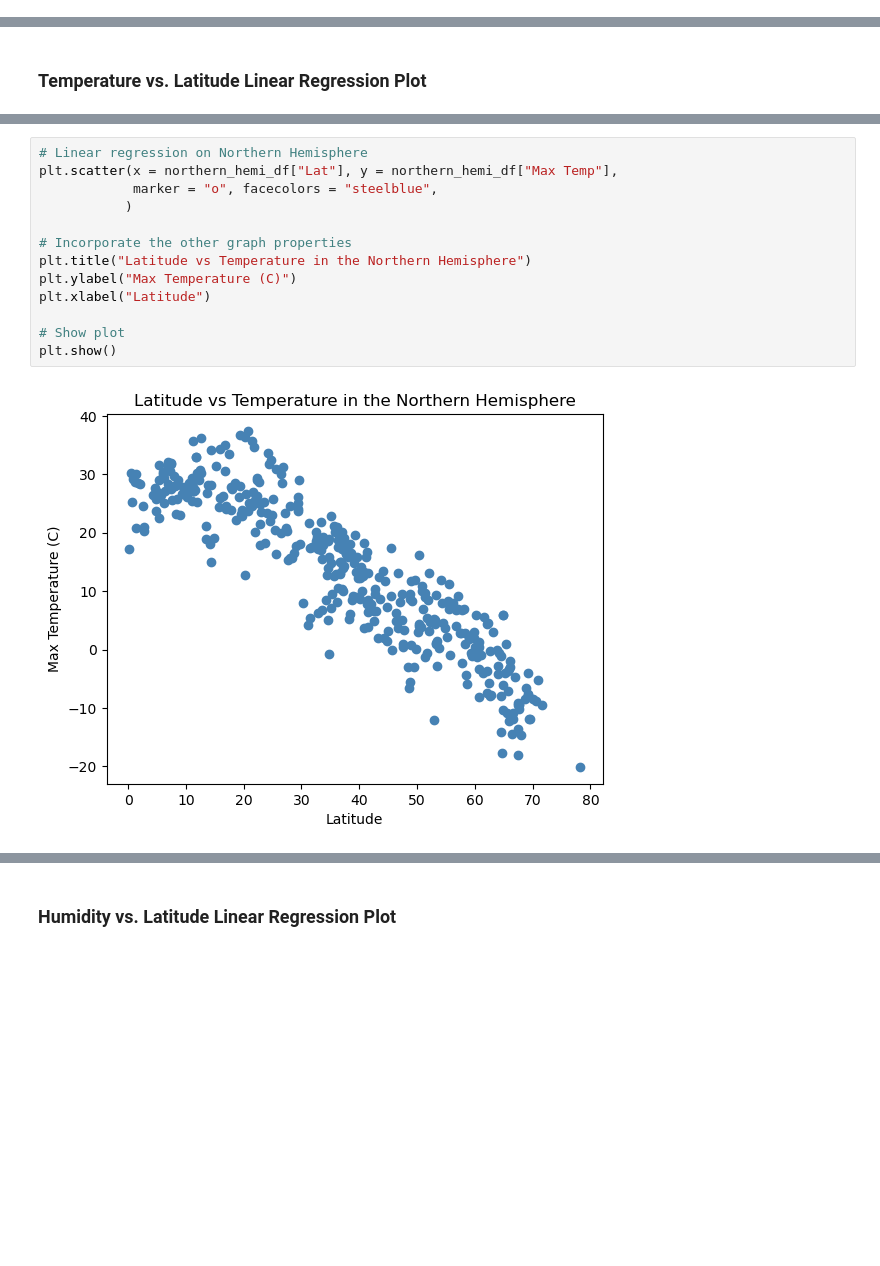
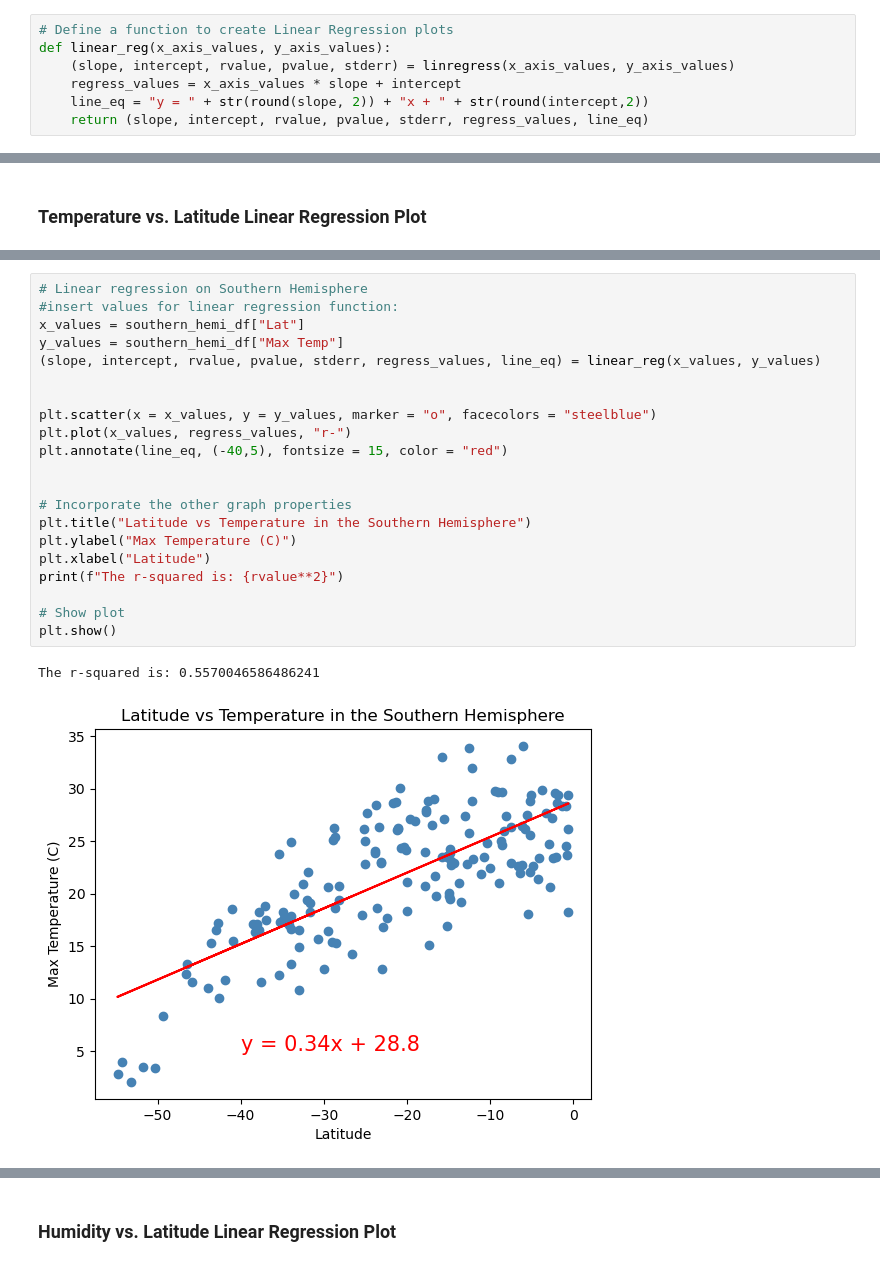
Before and after one commit to YashadaKul/python-api-challenge, a Jupyter notebook: WeatherPy/WeatherPy.ipynb, the cells around one changed output, grey strips where cells are left out. Saved outputs shown, nothing was run; the diff lists cells and outputs as text; blank space fills up the shorter version.

```diff
--- a/WeatherPy/WeatherPy.ipynb
+++ b/WeatherPy/WeatherPy.ipynb
@@ -291,3 +287,10 @@ def linear_regression(n, dep_variable,indep_variable,slope)
+# %%
+# Define a function to create Linear Regression plots
+def linear_reg(x_axis_values, y_axis_values):
+    (slope, intercept, rvalue, pvalue, stderr) = linregress(x_axis_values, y_axis_values)
+    regress_values = x_axis_values * slope + intercept
+    line_eq = "y = " + str(round(slope, 2)) + "x + " + str(round(intercept,2))
+    return (slope, intercept, rvalue, pvalue, stderr, regress_values, line_eq)
 # %%
 # Create a DataFrame with the Northern Hemisphere data (Latitude >= 0)
 northern_hemi_df = city_data_df.loc[ city_data_df["Lat"] >= 0,:]
@@ -324,15 +348,24 @@ southern_hemi_df.head()
 # %%
-# Linear regression on Northern Hemisphere
-plt.scatter(x = northern_hemi_df["Lat"], y = northern_hemi_df["Max Temp"],
-            marker = "o", facecolors = "steelblue",
-           )
+# Linear regression on Southern Hemisphere
+#insert values for linear regression function:
+x_values = southern_hemi_df["Lat"]
+y_values = southern_hemi_df["Max Temp"]
+(slope, intercept, rvalue, pvalue, stderr, regress_values, line_eq) = linear_reg(x_values, y_values)
+
+
+plt.scatter(x = x_values, y = y_values, marker = "o", facecolors = "steelblue")
+plt.plot(x_values, regress_values, "r-")
+plt.annotate(line_eq, (-40,5), fontsize = 15, color = "red")
+
 
 # Incorporate the other graph properties
-plt.title("Latitude vs Temperature in the Northern Hemisphere")
+plt.title("Latitude vs Temperature in the Southern Hemisphere")
 plt.ylabel("Max Temperature (C)")
 plt.xlabel("Latitude")
+print(f"The r-squared is: {rvalue**2}")
 
 # Show plot
 plt.show()
 # %% [output]
+The r-squared is: 0.5570046586486241
-[figure, old version]
+[figure, new version]
```
Also changed, not shown: parts of 28 cells of this notebook, 9 other files.
